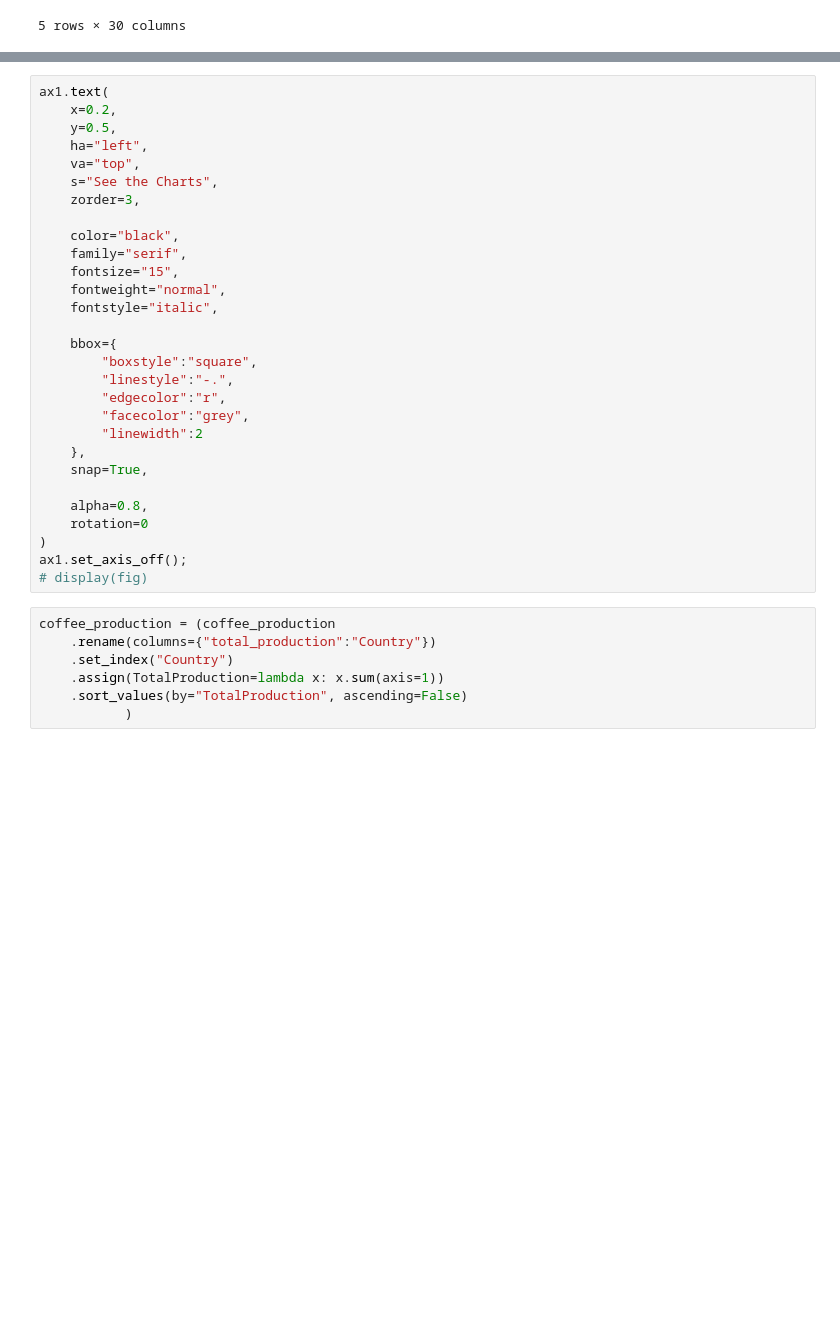
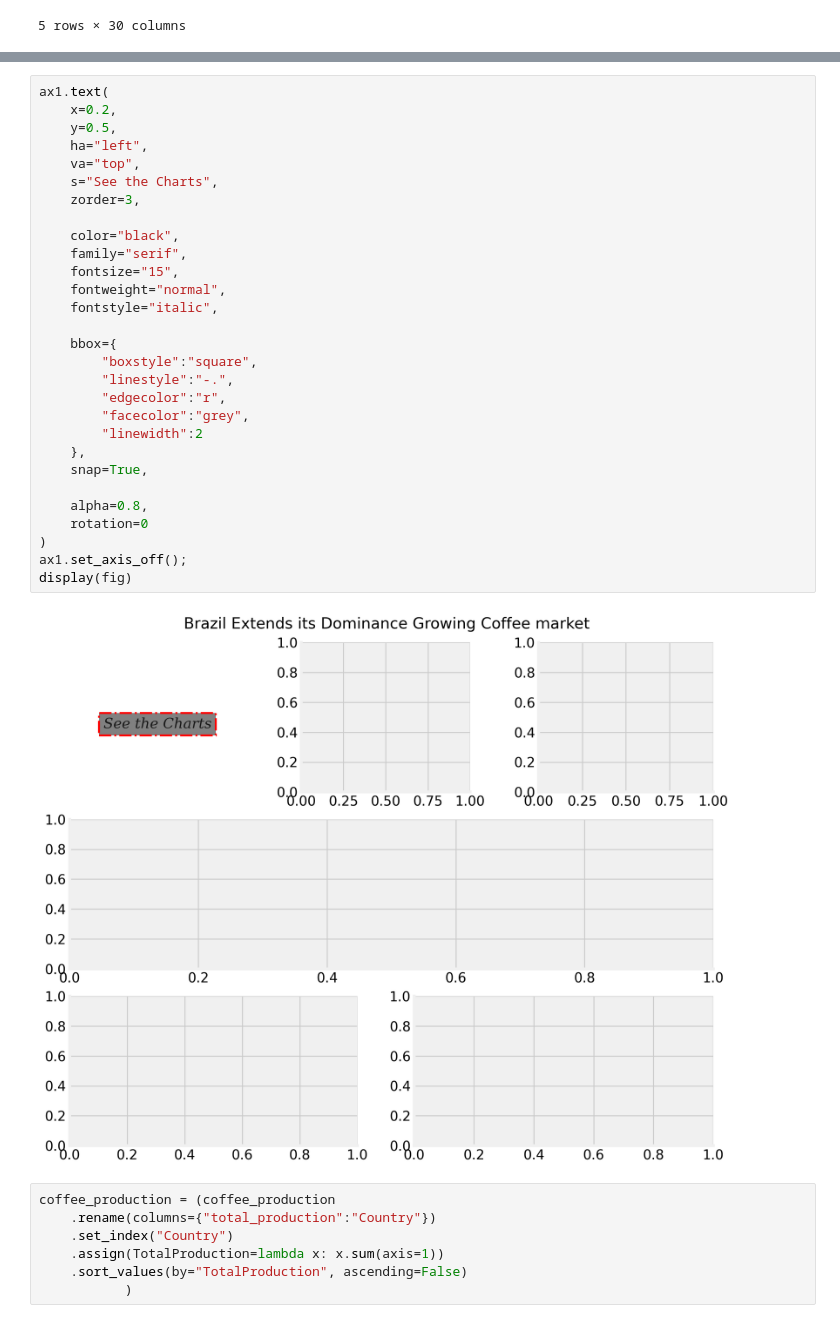
Before and after one commit to ali-can-turan/ibm-data-analyst-mini-projects, a Jupyter notebook: coffee_project_part2.ipynb, the cells around one changed output, grey strips where cells are left out. Saved outputs shown, nothing was run; the diff lists cells and outputs as text; blank space fills up the shorter version.

```diff
--- a/coffee_project_part2.ipynb
+++ b/coffee_project_part2.ipynb
@@ -56,32 +56,34 @@ ax6 = fig.add_subplot(gs[2, 3:])
 # %%
 ax1.text(
 	x=0.2,
 	y=0.5,
 	ha="left",
 	va="top",
 	s="See the Charts",
 	zorder=3,
 
 	color="black",
 	family="serif",
 	fontsize="15",
 	fontweight="normal",
 	fontstyle="italic",
 
 	bbox={
 		"boxstyle":"square",
 		"linestyle":"-.",
 		"edgecolor":"r",
 		"facecolor":"grey",
 		"linewidth":2
 	},
 	snap=True,
 
 	alpha=0.8,
 	rotation=0
 )
 ax1.set_axis_off();
-# display(fig)
+display(fig)
+# %% [output]
+[figure, added]
 # %%
 coffee_production = (coffee_production
 	.rename(columns={"total_production":"Country"})
```
Also changed, not shown: parts of 7 cells of this notebook.
